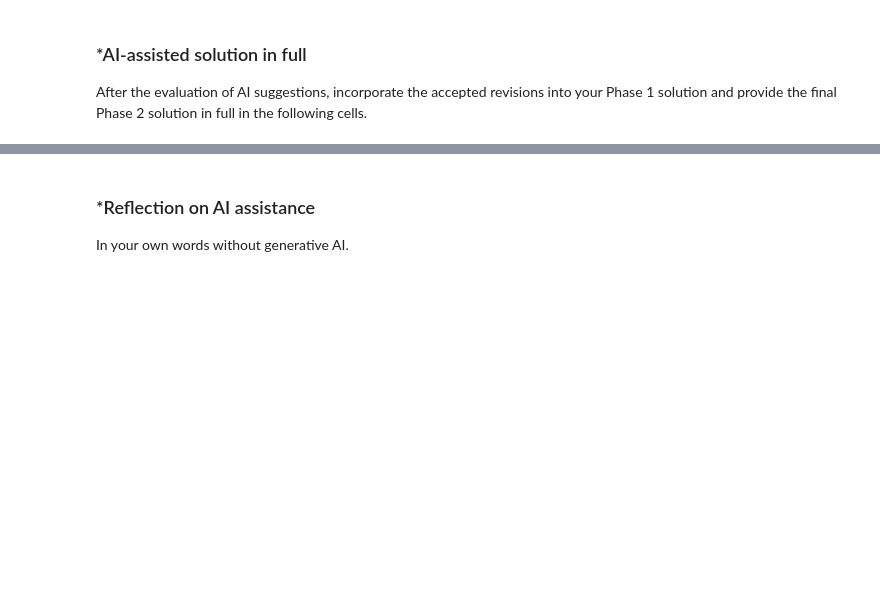
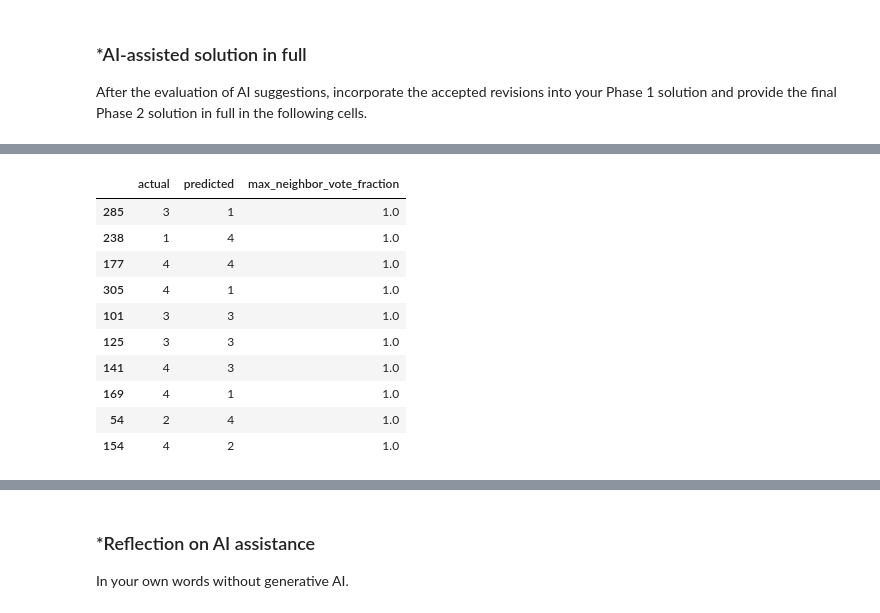
Before and after one commit to gthsun/A03-knn, a Jupyter notebook: notebook.ipynb, the cells around one changed output, grey strips where cells are left out. Drawn from its saved outputs; the diff is of its cells as text; code cells hidden in the pictures; blank space fills up the shorter version.

```diff
--- a/notebook.ipynb
+++ b/notebook.ipynb
@@ -480,0 +1235,70 @@ After the evaluation of AI suggestions, incorporate the accepted revisions into
+# %%
+# ============================================================
+# Question 2.5: Interpret vote fractions and practical limitations
+# ============================================================
+
+print("\n-- Question 2.5 --")
+
+probabilities = knn.predict_proba(X_val_scaled)
+
+results = pd.DataFrame(
+    {
+        "actual": y_val,
+        "predicted": y_pred,
+        "max_neighbor_vote_fraction": probabilities.max(axis=1),
+    },
+    index=y_val.index,
+)
+
+print("\nExample predictions (original dataset row indices preserved):")
+display(results.head(10))
+
+incorrect_results = results[
+    results["actual"] != results["predicted"]
+]
+
+print("\nIncorrect predictions:")
+display(incorrect_results.head(10))
+
+print_paragraph(
+    "The max_neighbor_vote_fraction column is the largest fraction "
+    "of neighbors voting for one class. It is not a verified "
+    "probability that the prediction is correct."
+)
+
+if best_k == 1:
+    print_paragraph(
+        f"With k = 1, every prediction has a maximum neighbor vote "
+        f"fraction of 1.0, including all {len(incorrect_results)} "
+        "incorrect predictions. A rule that flags low vote fractions "
+        "would therefore flag no observations and would fail to "
+        "identify these errors. Larger k values can produce more "
+        "varied vote fractions, but those fractions are not "
+        "automatically calibrated probabilities of correctness."
+    )
+
+weak_class_recalls = "; ".join(
+    f"Type {label}: {class_metrics.loc[label, 'recall']:.2%}"
+    for label in [3, 4, 5]
+)
+
+print_paragraph(
+    f"I would not recommend using this model as the sole method for "
+    f"identifying mine types. It makes {incorrect_predictions} errors "
+    f"out of {len(y_val)} validation observations. Recall is "
+    f"particularly limited for Types 3–5 ({weak_class_recalls}). "
+    f"Even Type 2 predictions include {type_4_as_2} observations "
+    "that actually belong to Type 4."
+)
+
+print_paragraph(
+    "At most, these predictions could be considered an additional "
+    "source of information requiring independent verification, "
+    "rather than a final decision or the basis for safety procedures. "
+    "This experiment does not demonstrate suitability for field use "
+    "or establish a reliable confidence threshold. The dataset is "
+    "small, performance depends on the chosen split, and the same "
+    "validation observations were used to select k and report its "
+    "performance."
+)
+# %% [output]
@@ -480,0 +1308,11 @@ After the evaluation of AI suggestions, incorporate the accepted revisions into
+|  | actual | predicted | max_neighbor_vote_fraction |
+| 285 | 3 | 1 | 1.0 |
+| 238 | 1 | 4 | 1.0 |
+| 177 | 4 | 4 | 1.0 |
+| 305 | 4 | 1 | 1.0 |
+| 101 | 3 | 3 | 1.0 |
+| 125 | 3 | 3 | 1.0 |
+| 141 | 4 | 3 | 1.0 |
+| 169 | 4 | 1 | 1.0 |
+| 54 | 2 | 4 | 1.0 |
+| 154 | 4 | 2 | 1.0 |
```
Also changed, not shown: parts of 11 cells of this notebook.
